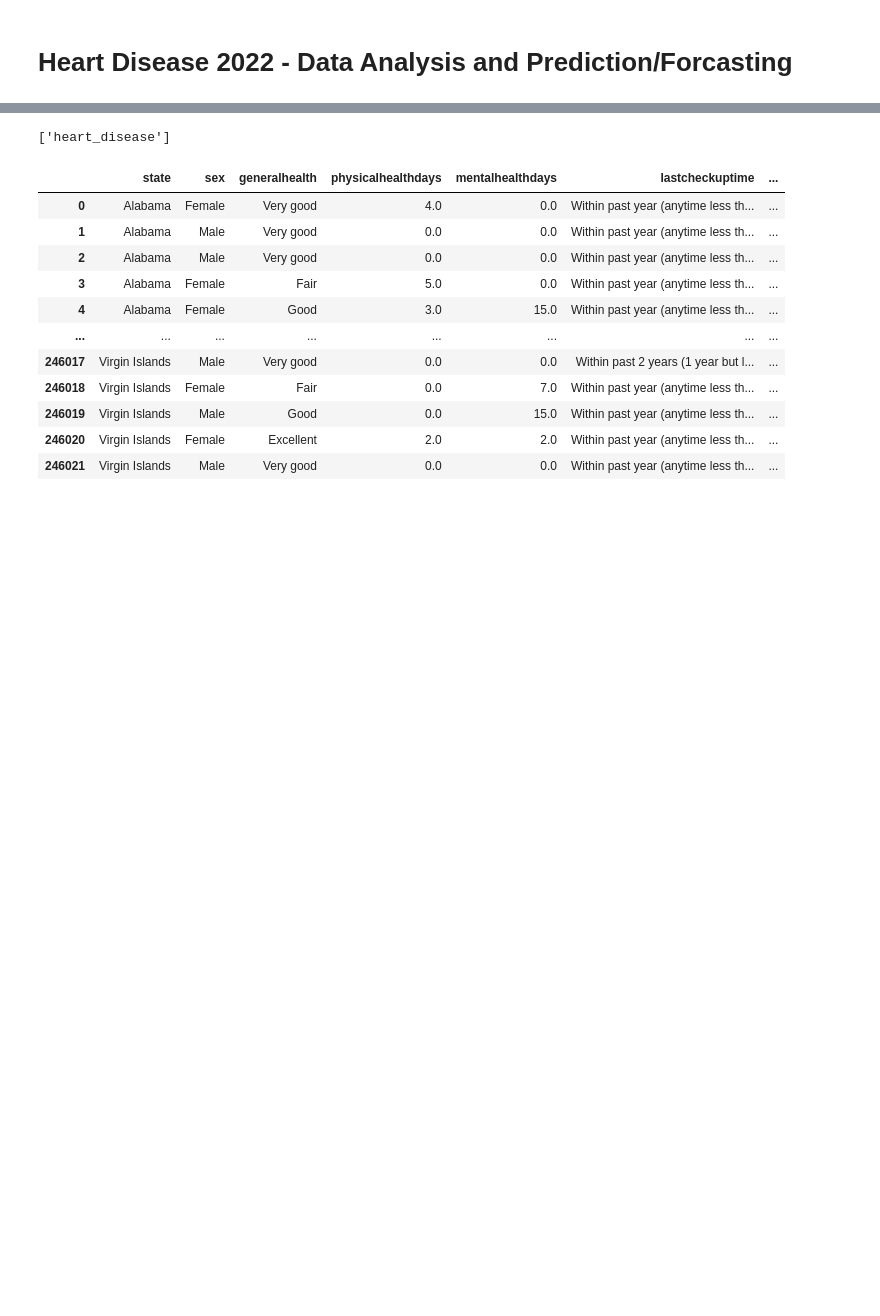
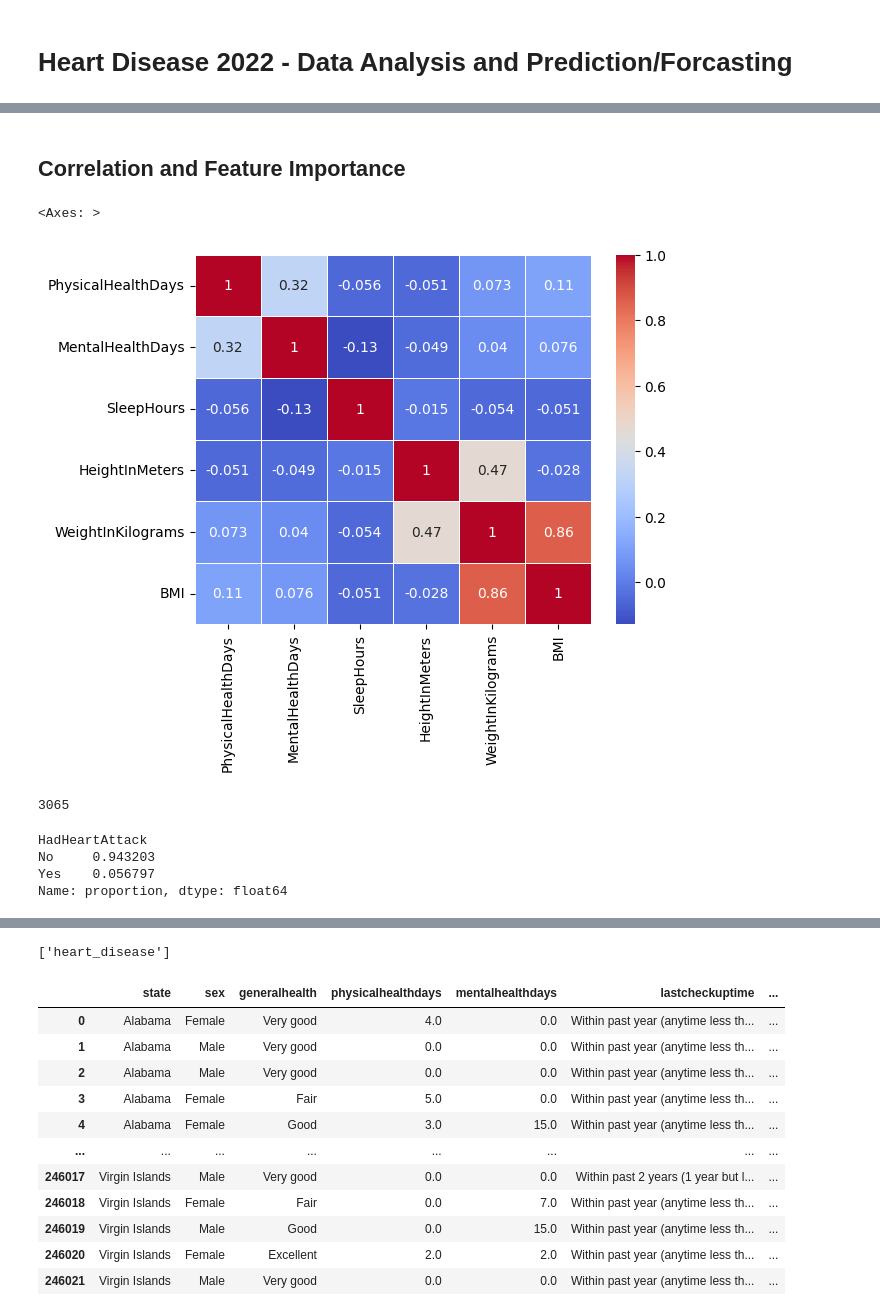
Before and after one commit to theCodeCS/heart_disease_predictor, a Jupyter notebook: heart_disease_predictor/heart_disease.ipynb, the cells around one changed output, grey strips where cells are left out. Saved outputs shown, nothing was run; the diff lists cells and outputs as text; code cells hidden in the pictures; blank space fills up the shorter version.

```diff
--- a/heart_disease_predictor/heart_disease.ipynb
+++ b/heart_disease_predictor/heart_disease.ipynb
@@ -27,0 +41,2 @@ alee
+# %%
+df_nans = pd.read_csv('heart_2022_with_nans.csv')
@@ -27,0 +99,7 @@ alee
+# %%
+def sep_column_types(df):
+    numeric_columns = df.select_dtypes(include=[np.number])
+    categorical_columns = df.select_dtypes(include=[object])
+    return numeric_columns, categorical_columns
+
+numeric_columns, categorical_columns = sep_column_types(df_nans)
@@ -27,0 +131,18 @@ alee
+# %% [markdown]
+## Correlation and Feature Importance
+# %%
+sns.heatmap(numeric_columns.corr(), annot=True, cmap='coolwarm', linewidths=0.5)
+# %% [output]
+<Axes: >
+[figure, added]
+# %%
+df_nans['HadHeartAttack'].isnull().sum()
+# %% [output]
+3065
+# %%
+df_nans['HadHeartAttack'].value_counts(normalize=True)
+# %% [output]
+HadHeartAttack
+No     0.943203
+Yes    0.056797
+Name: proportion, dtype: float64
```
Also changed, not shown: parts of 25 cells of this notebook, 1 other file.
